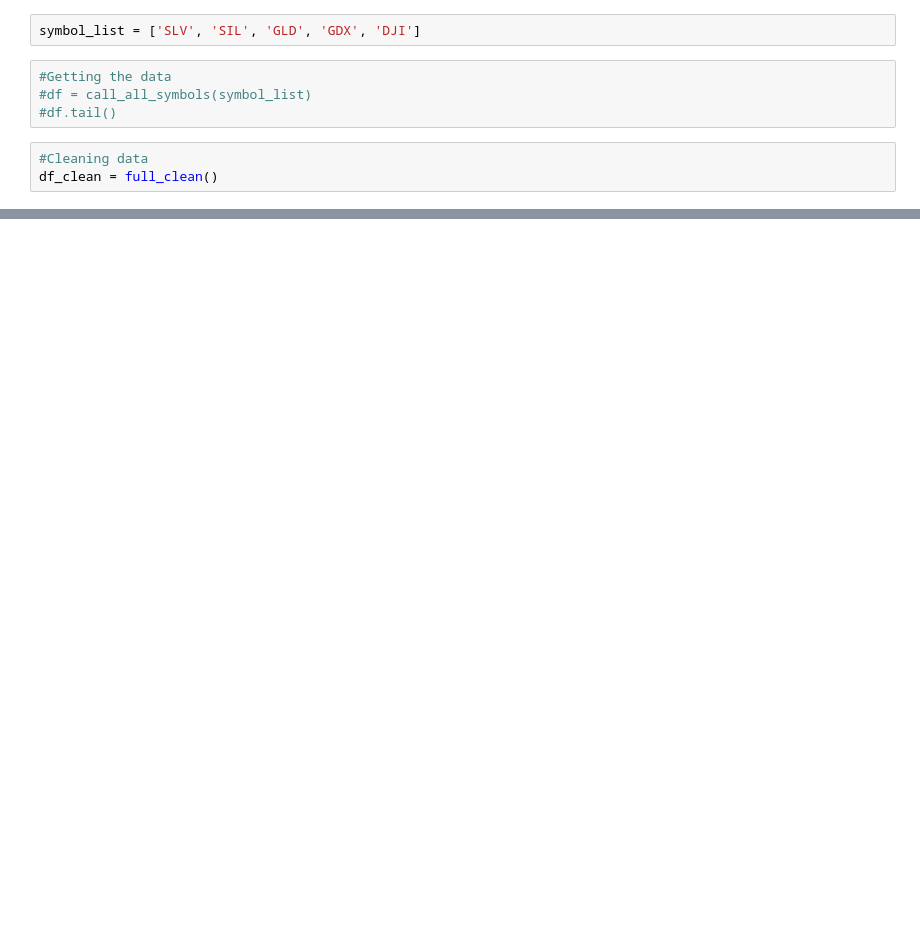
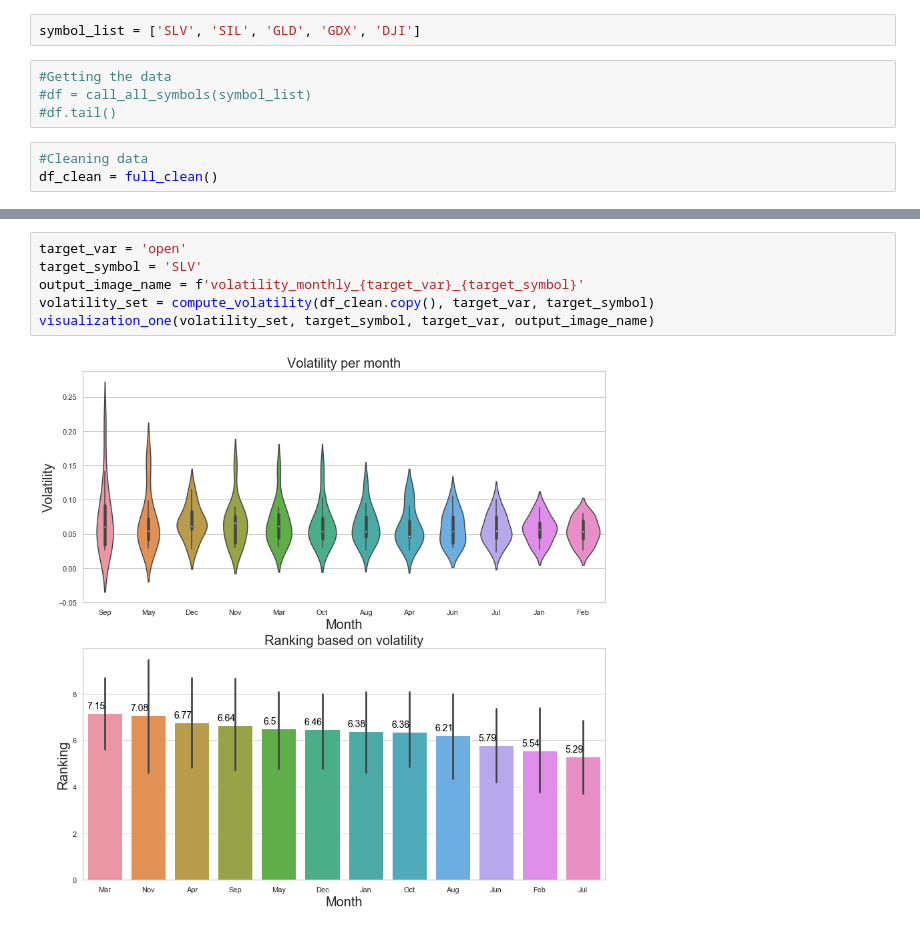
Before and after one commit to akharina/gold_silver_etf, a Jupyter notebook: Tech_Notebook.ipynb, the cells around one changed output, grey strips where cells are left out. Drawn from its saved outputs; the diff is of its cells as text; blank space fills up the shorter version.

```diff
--- a/Tech_Notebook.ipynb
+++ b/Tech_Notebook.ipynb
@@ -26,0 +34,8 @@ plt.plot(df_clean_SLV['date'], df_clean_SLV['close'])
+# %%
+target_var = 'open'
+target_symbol = 'SLV'
+output_image_name = f'volatility_monthly_{target_var}_{target_symbol}'
+volatility_set = compute_volatility(df_clean.copy(), target_var, target_symbol)
+visualization_one(volatility_set, target_symbol, target_var, output_image_name)
+# %% [output]
+[figure, added]
```
Also changed, not shown: parts of 6 cells of this notebook, 8 other files.
